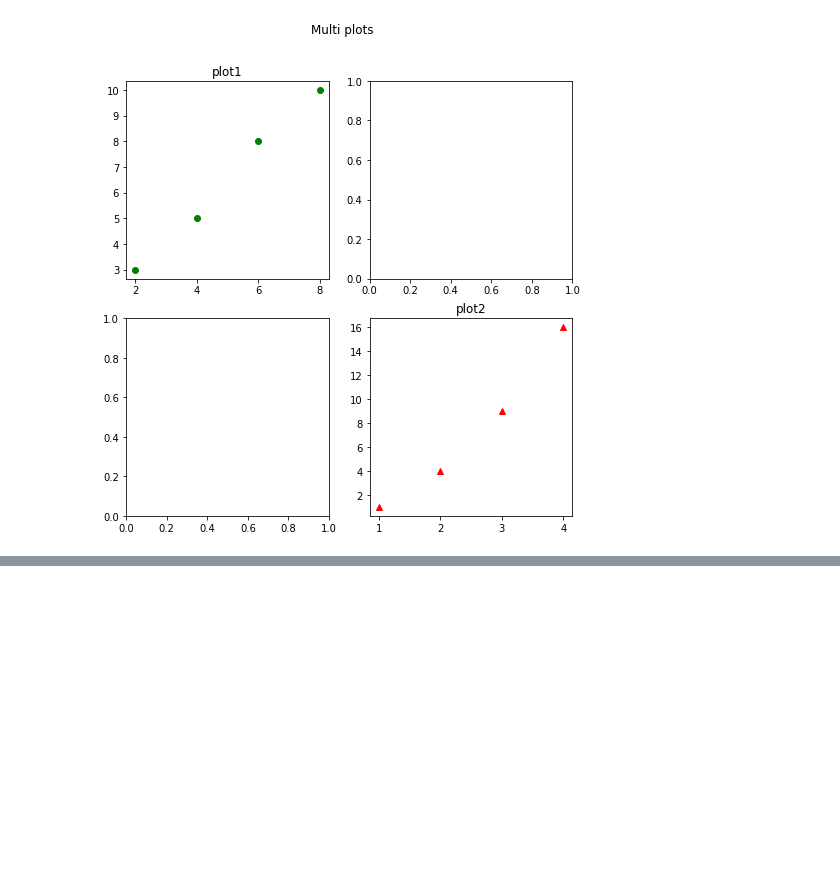
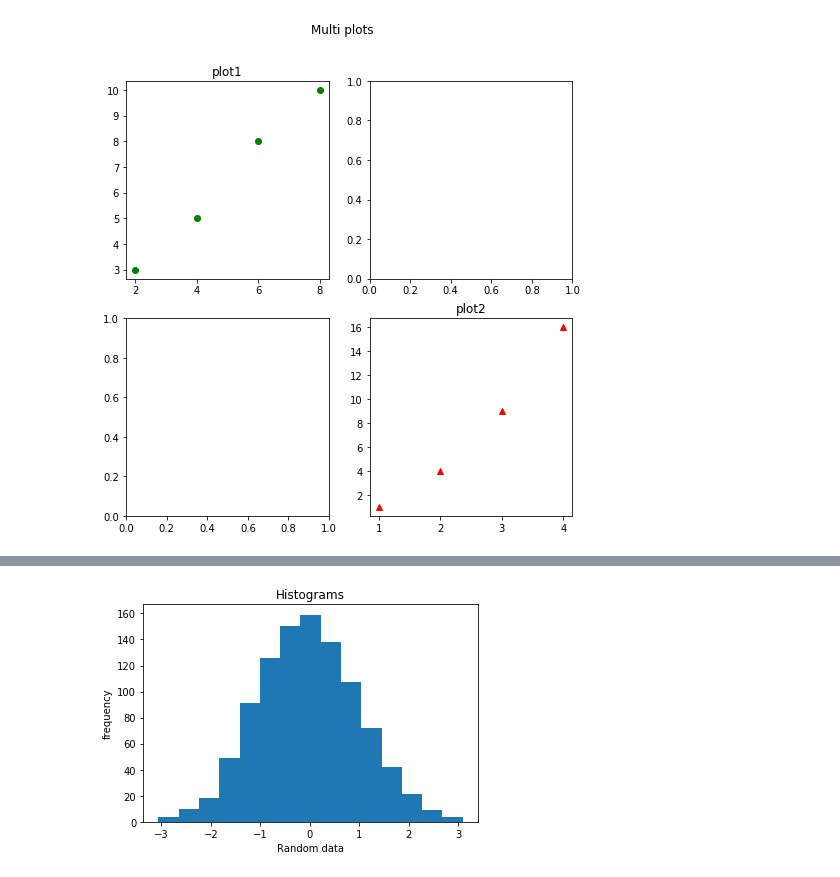
Before and after one commit to jagadeesh-vinnakota/data-visualization, a Jupyter notebook: baisc_visualizations.ipynb, the cells around one changed output, grey strips where cells are left out. Saved outputs shown, nothing was run; the diff lists cells and outputs as text; code cells hidden in the pictures; blank space fills up the shorter version.

```diff
--- a/baisc_visualizations.ipynb
+++ b/baisc_visualizations.ipynb
@@ -57,0 +88,11 @@ plt.show()
+# %%
+# Histograms
+
+data = np.random.randn(1000)
+plt.title("Histograms")
+plt.xlabel("Random data")
+plt.ylabel("frequency")
+plt.hist(data, 15)
+plt.show()
+# %% [output]
+[figure, added]
```
Also changed, not shown: parts of 3 cells of this notebook, 1 other file.
